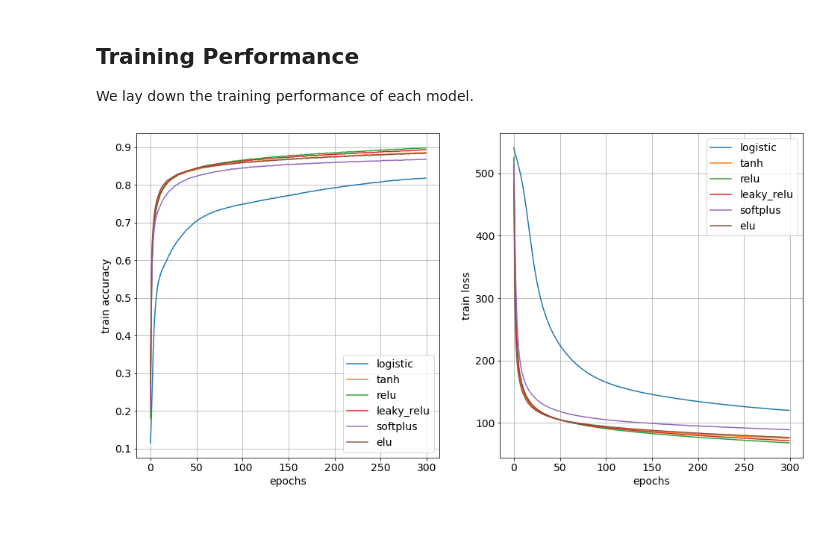
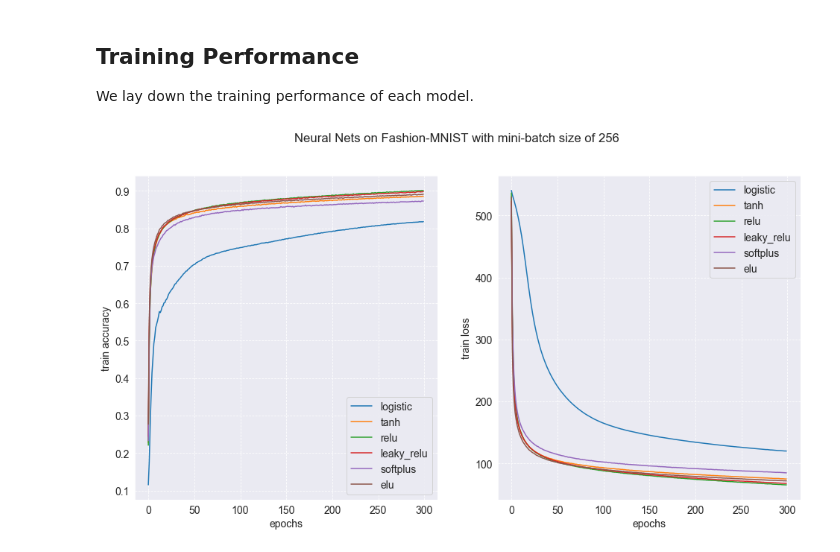
Before and after one commit to AFAgarap/dl-relu, a Jupyter notebook: fmnist-experiments-256.ipynb, the cells around one changed output. Cells and saved outputs as stored; diff of their text form; code cells hidden in the pictures; blank space fills up the shorter version.

Commit message:
chore: add revised fashion-mnist experiments

```diff
--- a/fmnist-experiments-256.ipynb
+++ b/fmnist-experiments-256.ipynb
@@ -250,9 +280,14 @@ Test accuracy : 0.8705000281333923
 
 We define a 2-layer NN with Softplus activation function.
 # %%
-model = NeuralNet(units=[512, 512], activation=tf.nn.softplus, num_classes=10)
+model = NeuralNet(
+    units=neurons,
+    activation=tf.nn.softplus,
+    initializer='he_normal',
+    num_classes=10
+)
 # %% [markdown]
 We train our model for 300 epochs.
 # %%
-softplus_performance = train(model, loss_fn, dataset, epochs=300)
+softplus_performance = train(model, loss_fn, dataset, epochs=epochs)
 # %% [output]
@@ -282,9 +317,14 @@ Test accuracy : 0.849399983882904
 
 We define a 2-layer NN with ELU activation function.
 # %%
-model = NeuralNet(units=[512, 512], activation=tf.nn.elu, num_classes=10)
+model = NeuralNet(
+    units=neurons,
+    activation=tf.nn.elu,
+    initializer='he_normal',
+    num_classes=10
+)
 # %% [markdown]
 We train our model for 300 epochs.
 # %%
-elu_performance = train(model, loss_fn, dataset, epochs=300)
+elu_performance = train(model, loss_fn, dataset, epochs=epochs)
 # %% [output]
@@ -314,34 +354,36 @@ Test accuracy : 0.864300012588501
 
 We lay down the training performance of each model.
 # %%
+sns.set_style('dark', {'grid.linestyle': '--'})
 plt.figure(figsize=(16, 8))
 plt.rcParams.update({'font.size': 14})
 
 plt.subplot(121)
 plt.plot(range(len(logistic_performance[0])), logistic_performance[0], label='logistic')
 plt.plot(range(len(tanh_performance[0])), tanh_performance[0], label='tanh')
 plt.plot(range(len(relu_performance[0])), relu_performance[0], label='relu')
 plt.plot(range(len(lrelu_performance[0])), lrelu_performance[0], label='leaky_relu')
 plt.plot(range(len(softplus_performance[0])), softplus_performance[0], label='softplus')
 plt.plot(range(len(elu_performance[0])), elu_performance[0], label='elu')
 plt.xlabel('epochs')
 plt.ylabel('train accuracy')
 plt.legend(loc='lower right')
 plt.grid()
 
 plt.subplot(122)
 plt.plot(range(len(logistic_performance[1])), logistic_performance[1], label='logistic')
 plt.plot(range(len(tanh_performance[1])), tanh_performance[1], label='tanh')
 plt.plot(range(len(relu_performance[1])), relu_performance[1], label='relu')
 plt.plot(range(len(lrelu_performance[1])), lrelu_performance[1], label='leaky_relu')
 plt.plot(range(len(softplus_performance[1])), softplus_performance[1], label='softplus')
 plt.plot(range(len(elu_performance[1])), elu_performance[1], label='elu')
 plt.xlabel('epochs')
 plt.ylabel('train loss')
 plt.legend(loc='upper right')
 plt.grid()
 
-plt.savefig('fmnist_performance-256.png', dpi=300)
+plt.suptitle('Neural Nets on Fashion-MNIST with mini-batch size of 256')
+plt.savefig('fmnist_experiments_256.png', dpi=300)
 plt.show()
 # %% [output]
-[figure, old version]
+[figure, new version]
```
Also changed, not shown: parts of 22 cells of this notebook.
